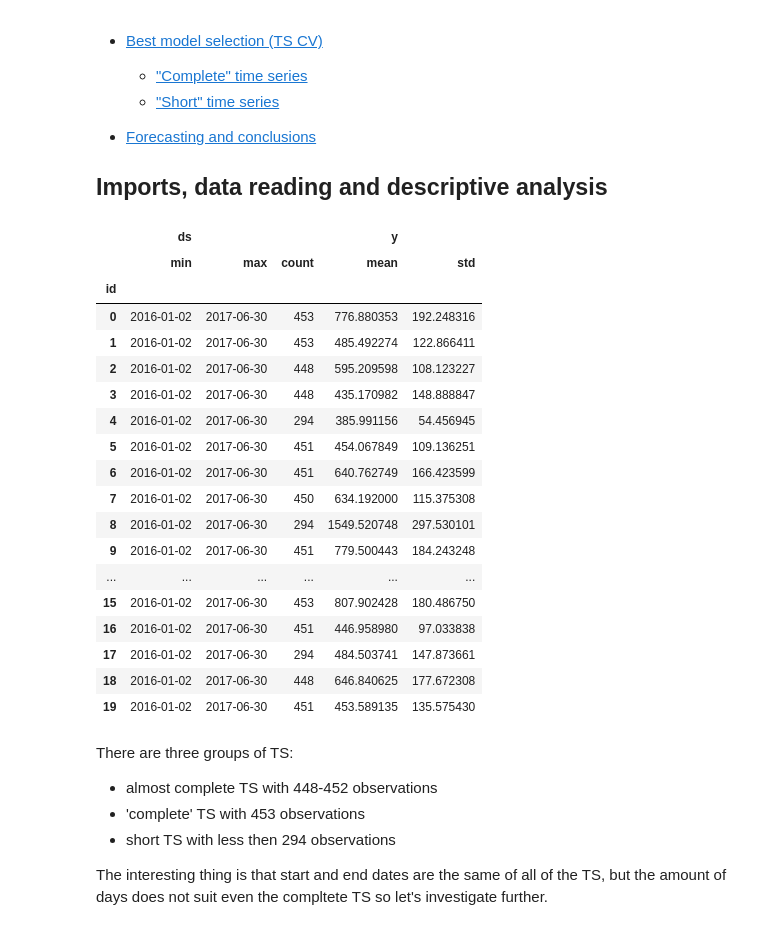
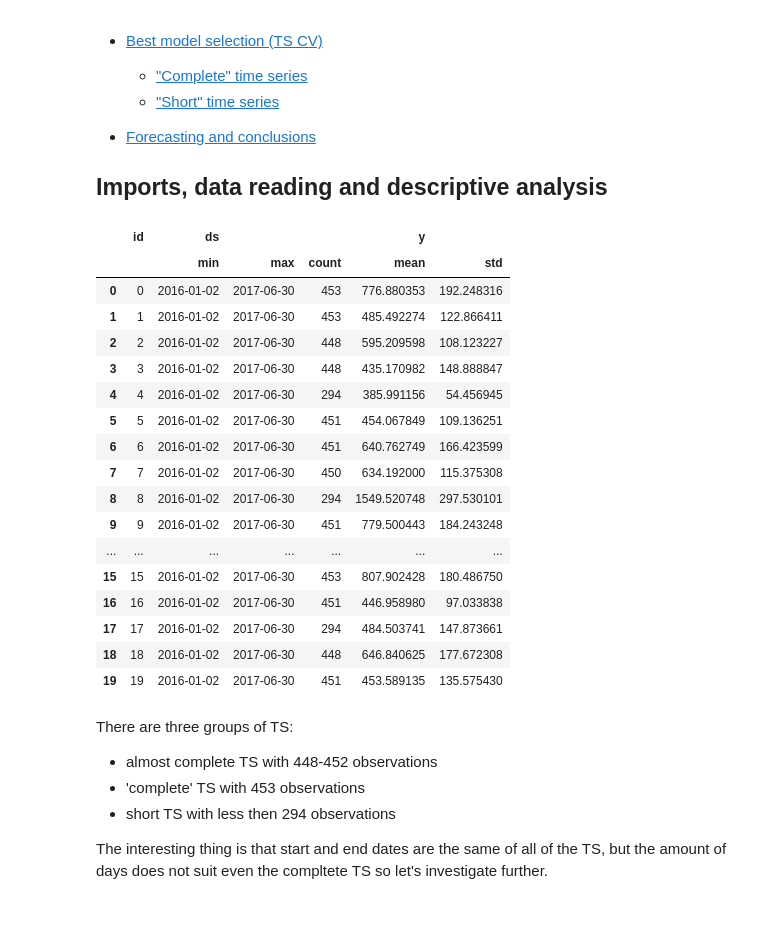
Before and after one commit to tashatsar/time-series-cross-validation, a Jupyter notebook: source/TS forecasting using CV.ipynb, the cells around one changed output. Saved outputs shown, nothing was run; the diff lists cells and outputs as text; code cells hidden in the pictures.

```diff
--- a/source/TS forecasting using CV.ipynb
+++ b/source/TS forecasting using CV.ipynb
@@ -32,28 +28,28 @@ from wrappers import WrapperAutoArima, WrapperProphet, WrapperHoltWinters
 # %%
 df = pd.read_csv('train.csv')
 df['dt'] = pd.to_datetime(df['dt'])
 df.columns = ['id', 'ds', 'y']
-df.groupby('id').agg({'ds': ['min', 'max', 'count'], 'y': ['mean', 'std']})
+df_agg = df.groupby('id').agg({'ds': ['min', 'max', 'count'], 'y': ['mean', 'std']}).reset_index()
+df_agg
 # %% [output]
-|  | ds |  |  | y |  |
-|  | min | max | count | mean | std |
-| id |  |  |  |  |  |
-| 0 | 2016-01-02 | 2017-06-30 | 453 | 776.880353 | 192.248316 |
-| 1 | 2016-01-02 | 2017-06-30 | 453 | 485.492274 | 122.866411 |
-| 2 | 2016-01-02 | 2017-06-30 | 448 | 595.209598 | 108.123227 |
-| 3 | 2016-01-02 | 2017-06-30 | 448 | 435.170982 | 148.888847 |
-| 4 | 2016-01-02 | 2017-06-30 | 294 | 385.991156 | 54.456945 |
-| 5 | 2016-01-02 | 2017-06-30 | 451 | 454.067849 | 109.136251 |
-| 6 | 2016-01-02 | 2017-06-30 | 451 | 640.762749 | 166.423599 |
-| 7 | 2016-01-02 | 2017-06-30 | 450 | 634.192000 | 115.375308 |
-| 8 | 2016-01-02 | 2017-06-30 | 294 | 1549.520748 | 297.530101 |
-| 9 | 2016-01-02 | 2017-06-30 | 451 | 779.500443 | 184.243248 |
-| ... | ... | ... | ... | ... | ... |
-| 15 | 2016-01-02 | 2017-06-30 | 453 | 807.902428 | 180.486750 |
-| 16 | 2016-01-02 | 2017-06-30 | 451 | 446.958980 | 97.033838 |
-| 17 | 2016-01-02 | 2017-06-30 | 294 | 484.503741 | 147.873661 |
-| 18 | 2016-01-02 | 2017-06-30 | 448 | 646.840625 | 177.672308 |
-| 19 | 2016-01-02 | 2017-06-30 | 451 | 453.589135 | 135.575430 |
+|  | id | ds |  |  | y |  |
+|  |  | min | max | count | mean | std |
+| 0 | 0 | 2016-01-02 | 2017-06-30 | 453 | 776.880353 | 192.248316 |
+| 1 | 1 | 2016-01-02 | 2017-06-30 | 453 | 485.492274 | 122.866411 |
+| 2 | 2 | 2016-01-02 | 2017-06-30 | 448 | 595.209598 | 108.123227 |
+| 3 | 3 | 2016-01-02 | 2017-06-30 | 448 | 435.170982 | 148.888847 |
+| 4 | 4 | 2016-01-02 | 2017-06-30 | 294 | 385.991156 | 54.456945 |
+| 5 | 5 | 2016-01-02 | 2017-06-30 | 451 | 454.067849 | 109.136251 |
+| 6 | 6 | 2016-01-02 | 2017-06-30 | 451 | 640.762749 | 166.423599 |
+| 7 | 7 | 2016-01-02 | 2017-06-30 | 450 | 634.192000 | 115.375308 |
+| 8 | 8 | 2016-01-02 | 2017-06-30 | 294 | 1549.520748 | 297.530101 |
+| 9 | 9 | 2016-01-02 | 2017-06-30 | 451 | 779.500443 | 184.243248 |
+| ... | ... | ... | ... | ... | ... | ... |
+| 15 | 15 | 2016-01-02 | 2017-06-30 | 453 | 807.902428 | 180.486750 |
+| 16 | 16 | 2016-01-02 | 2017-06-30 | 451 | 446.958980 | 97.033838 |
+| 17 | 17 | 2016-01-02 | 2017-06-30 | 294 | 484.503741 | 147.873661 |
+| 18 | 18 | 2016-01-02 | 2017-06-30 | 448 | 646.840625 | 177.672308 |
+| 19 | 19 | 2016-01-02 | 2017-06-30 | 451 | 453.589135 | 135.575430 |
 # %% [markdown]
 There are three groups of TS:
 * almost complete TS with 448-452 observations
```
Also changed, not shown: parts of 16 cells of this notebook, 3 other files.
